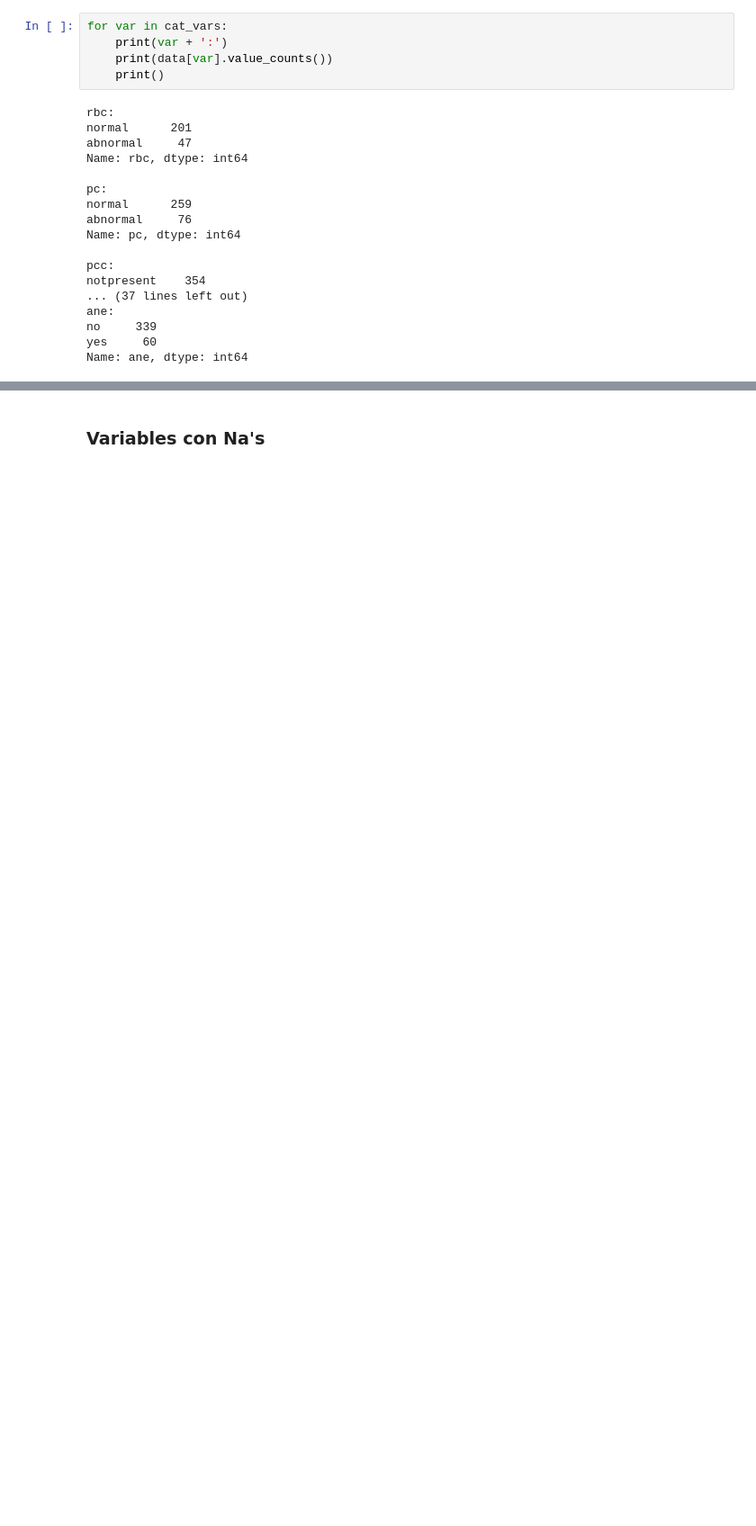
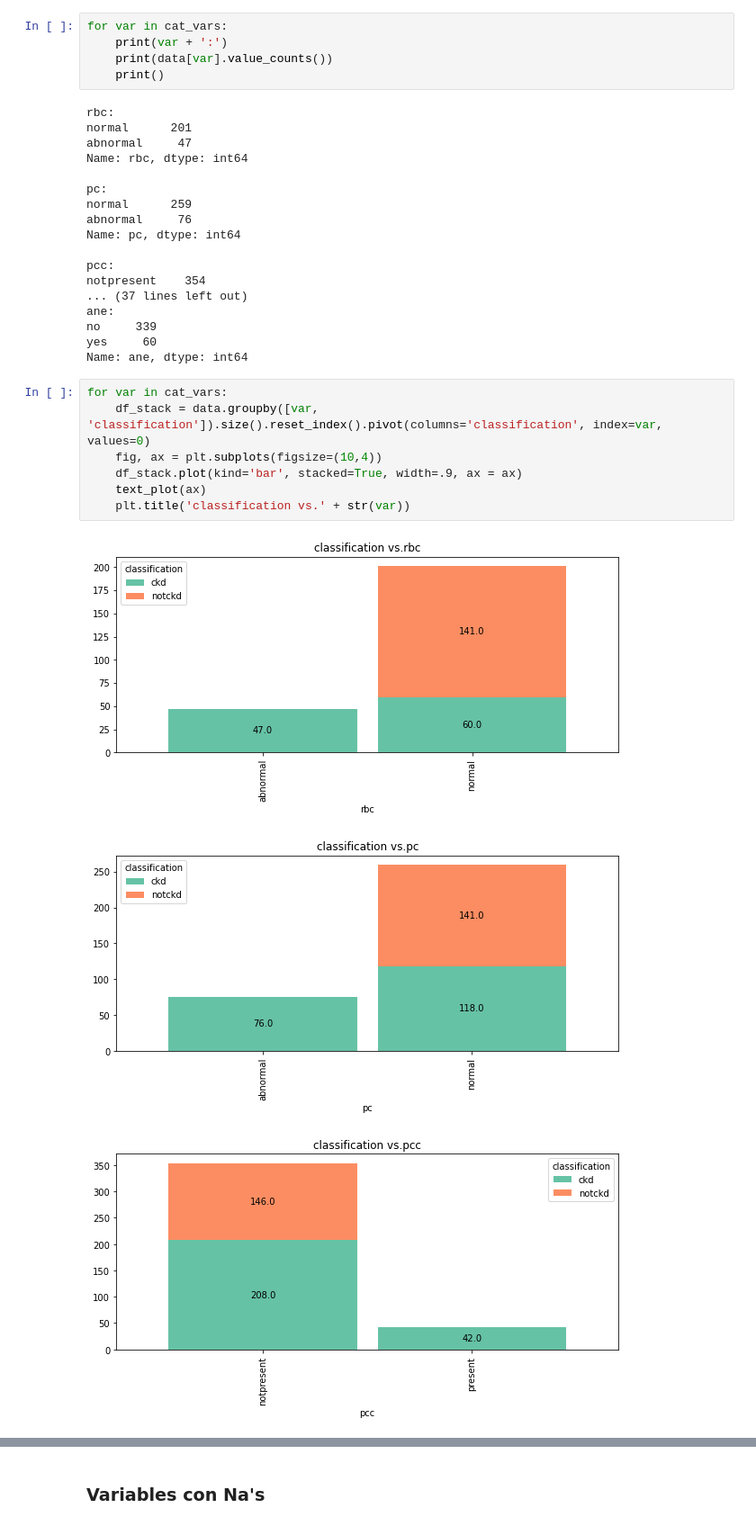
Before and after one commit to andrear17/Proyecto_Final_PD, a Jupyter notebook: Análisis_Exploratorio.ipynb, the cells around one changed output, grey strips where cells are left out. Shown at 90% size. Cells and saved outputs as stored; diff of their text form; blank space fills up the shorter version.

```diff
--- a/Análisis_Exploratorio.ipynb
+++ b/Análisis_Exploratorio.ipynb
@@ -226,3 +320,14 @@ ane:
 no     339
 yes     60
 Name: ane, dtype: int64
+# %%
+for var in cat_vars:
+    df_stack = data.groupby([var, 'classification']).size().reset_index().pivot(columns='classification', index=var, values=0)
+    fig, ax = plt.subplots(figsize=(10,4))
+    df_stack.plot(kind='bar', stacked=True, width=.9, ax = ax)
+    text_plot(ax)
+    plt.title('classification vs.' + str(var))
+# %% [output]
+[figure, added]
+[figure, added]
+[figure, added]
```
Also changed, not shown: parts of 19 cells of this notebook, 1 other file.
